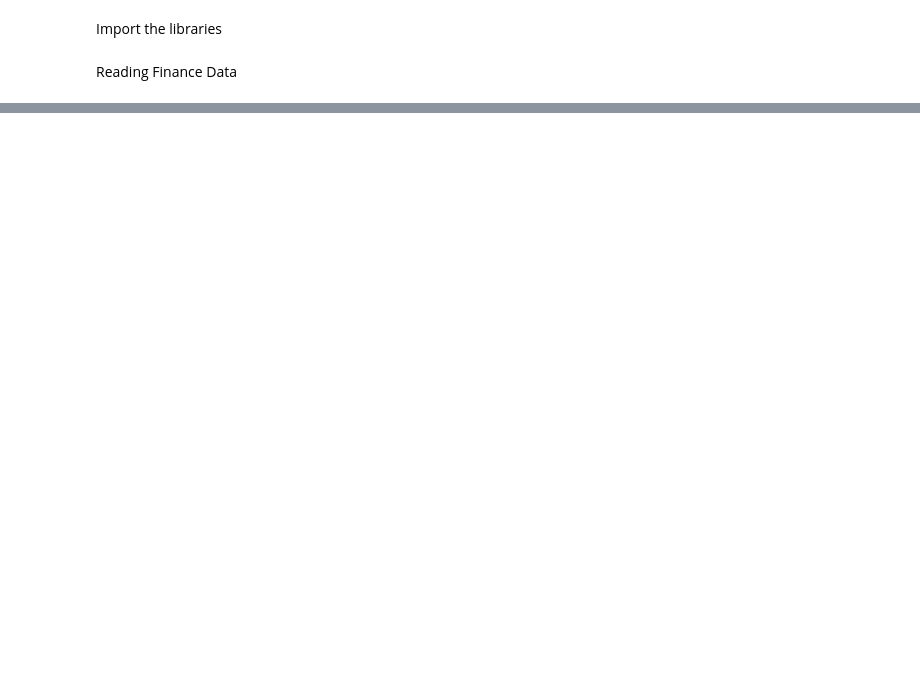
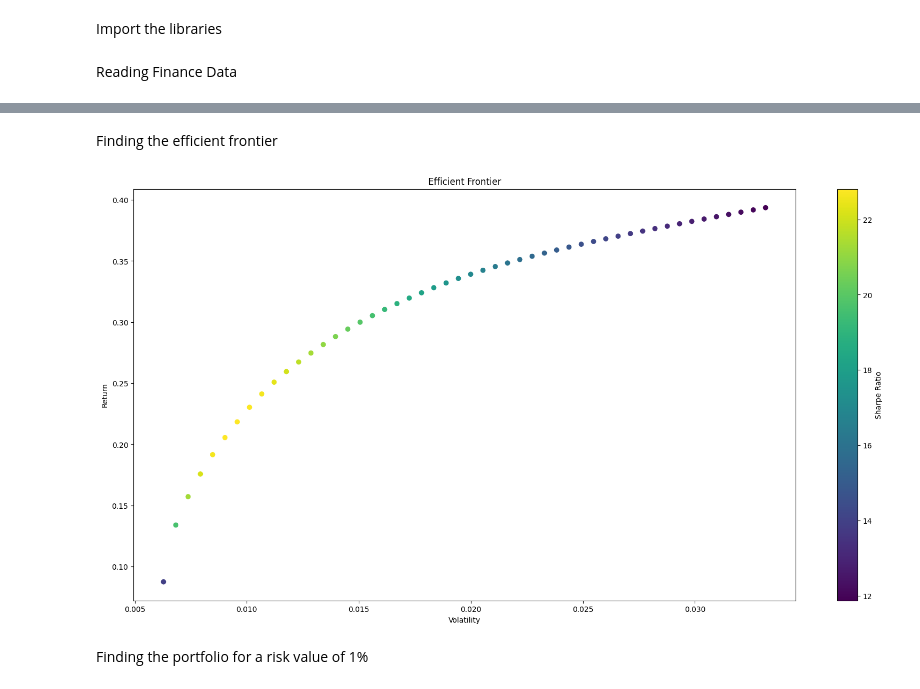
Before and after one commit to DilshanSonnadara/Quantum_Computing_Research, a Jupyter notebook: Mean-Variance Optimization.ipynb, the cells around one changed output, grey strips where cells are left out. Drawn from its saved outputs; the diff is of its cells as text; code cells hidden in the pictures; blank space fills up the shorter version.

```diff
--- a/Mean-Variance Optimization.ipynb
+++ b/Mean-Variance Optimization.ipynb
@@ -289,0 +24,19 @@ for i, result in enumerate(results_list, start=1):
+# %%
+#Renaming the stocks data
+df = stock_data
+# %%
+# Calculate annualized average return for each stock.
+r = np.mean(df,axis=0)*252
+
+# Create a covariance matrix
+covar = df.cov()
+# %%
+#Annualized rate of return for the whole portfolio
+def ret(r,w):
+    return r.dot(w)
+# Risk level - or volatility
+def vol(w,covar):
+    return np.sqrt(np.dot(w,np.dot(w,covar)))
+
+#Find the total number of assets we are considering
+num_assets = df.shape[1]
@@ -289,0 +134,51 @@ for i, result in enumerate(results_list, start=1):
+# %% [markdown]
+Finding the efficient frontier
+# %%
+
+# Define the new objective function to maximize return (minimize negative return)
+def negative_portfolio_return(weights):
+    return -ret(r, weights)  # We use the previously defined ret function
+
+# Initialize arrays to store portfolio returns, volatilities, and weights
+num_ports = 50
+all_weights = np.zeros((num_ports, num_assets))
+ret_arr = np.zeros(num_ports)
+vol_arr = np.zeros(num_ports)
+
+# Calculate the gap between portfolio volatilities for equally spaced portfolios
+vol_min = portfolio_volatility(w_min)
+vol_max = portfolio_volatility(w_max)
+gap = (vol_max - vol_min) / (num_ports)
+
+# Loop through to generate portfolios with increasing risk and maximizing return
+for i in range(num_ports):
+    target_vol = vol_min + i * gap
+    # Constraint to ensure sum of weights is 1 and to fix the portfolio volatility
+    constraints = [{'type': 'eq', 'fun': lambda weights: np.sum(weights) - 1},
+                    {'type': 'ineq', 'fun': lambda weights: target_vol - portfolio_volatility(weights)}]  # Volatility not more than target + tolerance]
+    bounds = Bounds(0, 1)
+
+    # Time the sampler
+    result = minimize(negative_portfolio_return,initial_weights, method='SLSQP', bounds=bounds, constraints=constraints)
+
+    # Storing the results
+    all_weights[i, :] = result.x
+    ret_arr[i] = ret(r, result.x)
+    vol_arr[i] = target_vol
+
+
+# Calculate Sharpe ratios for each portfolio
+sharpe_arr = ret_arr / vol_arr
+
+# Plotting the Efficient Frontier
+plt.figure(figsize=(20, 10))
+plt.scatter(vol_arr, ret_arr, c=sharpe_arr, cmap='viridis')
+plt.colorbar(label='Sharpe Ratio')
+plt.xlabel('Volatility')
+plt.ylabel('Return')
+plt.title('Efficient Frontier')
+plt.show()
+# %% [output]
+[figure, added]
+# %% [markdown]
+Finding the portfolio for a risk value of 1%
```
Also changed, not shown: parts of 36 cells of this notebook, 1 other file.
